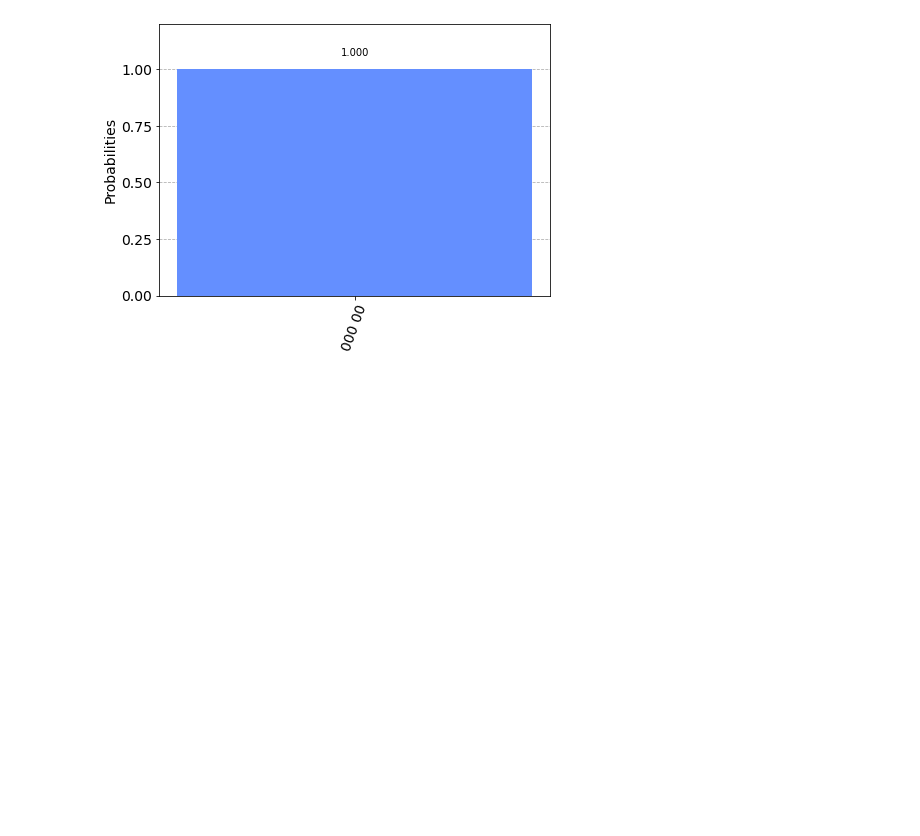
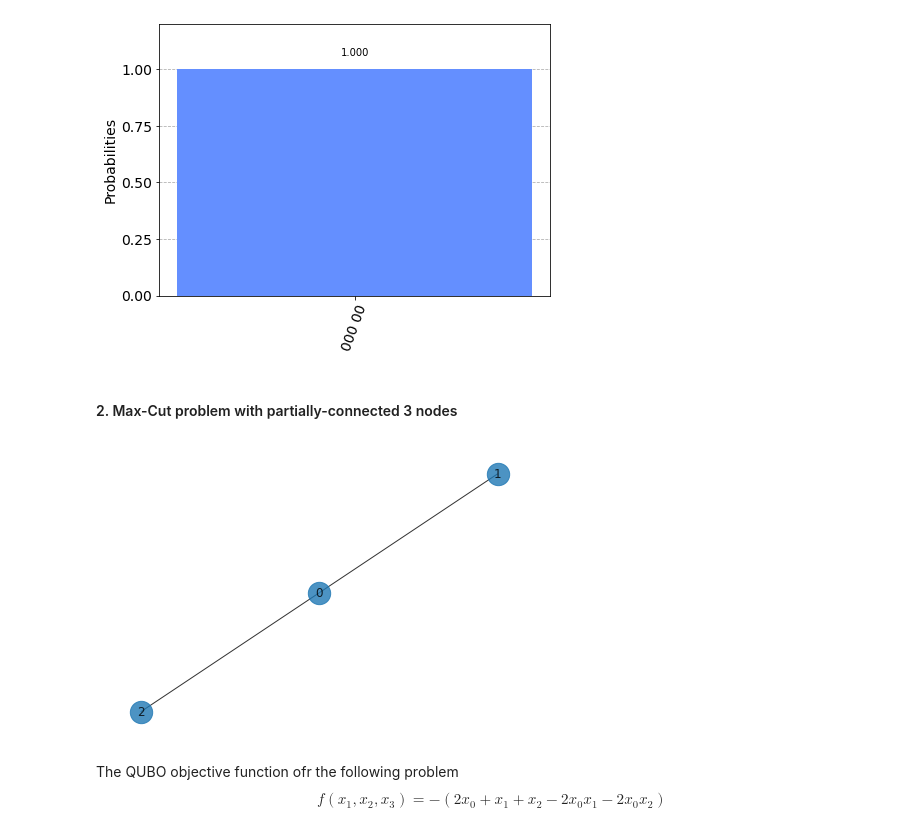
Before and after one commit to speQtrum/QulabsWorkspace-Rajarshi, a Jupyter notebook: QuantumDictionary.ipynb, the cells around one changed output. Cells and saved outputs as stored; diff of their text form; code cells hidden in the pictures; blank space fills up the shorter version.

```diff
--- a/QuantumDictionary.ipynb
+++ b/QuantumDictionary.ipynb
@@ -518,3 +518,17 @@ plot_histogram(counts)
 # counts
 # %% [output]
 [figure]
+# %% [markdown]
+#### 2. Max-Cut problem with partially-connected 3 nodes
+# %%
+graph2 = nx.Graph()
+graph2.add_nodes_from([0,1,2])
+graph2.add_edges_from([(0,1),(0,2)])
+
+nx.draw(graph2, with_labels= True, alpha= 0.8, node_size= 500)
+# %% [output]
+[figure, added]
+# %% [markdown]
+The QUBO objective function ofr the following problem
+$$  f(x_1, x_2, x_3) = -( 2 x_0 + x_1 + x_2 - 2 x_0 x_1 - 2 x_0 x_2)
+$$
```
Also changed, not shown: parts of 8 cells of this notebook.
